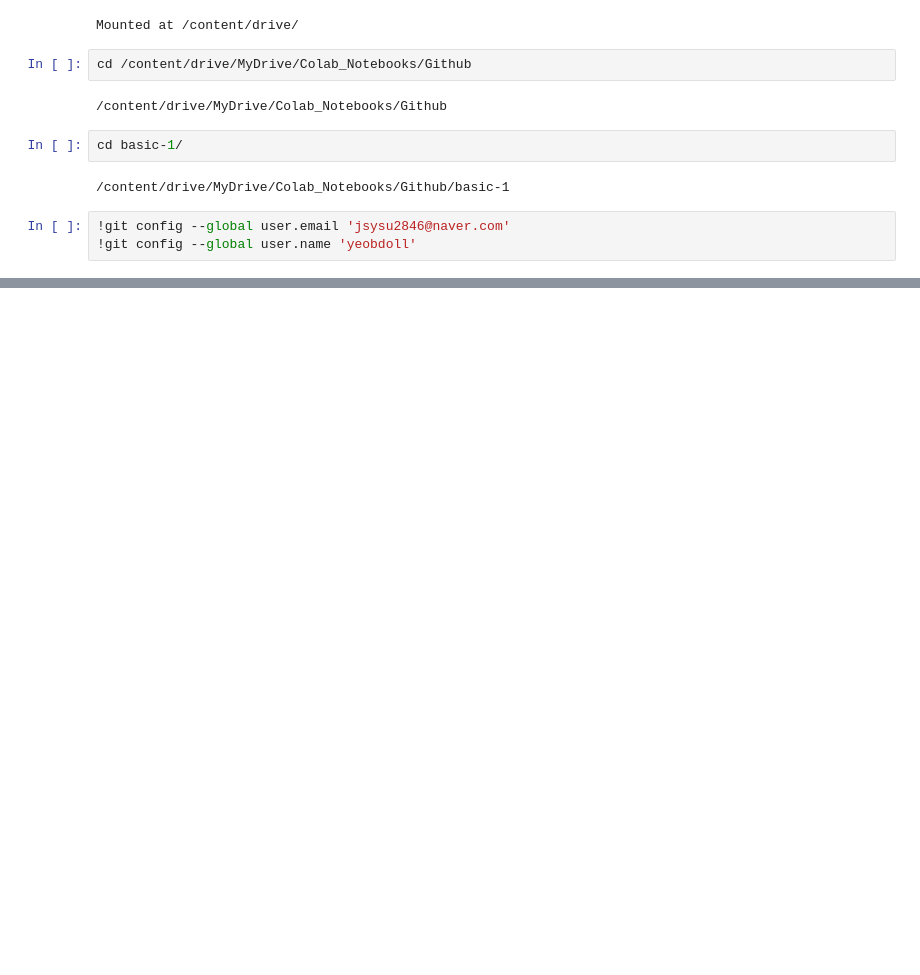
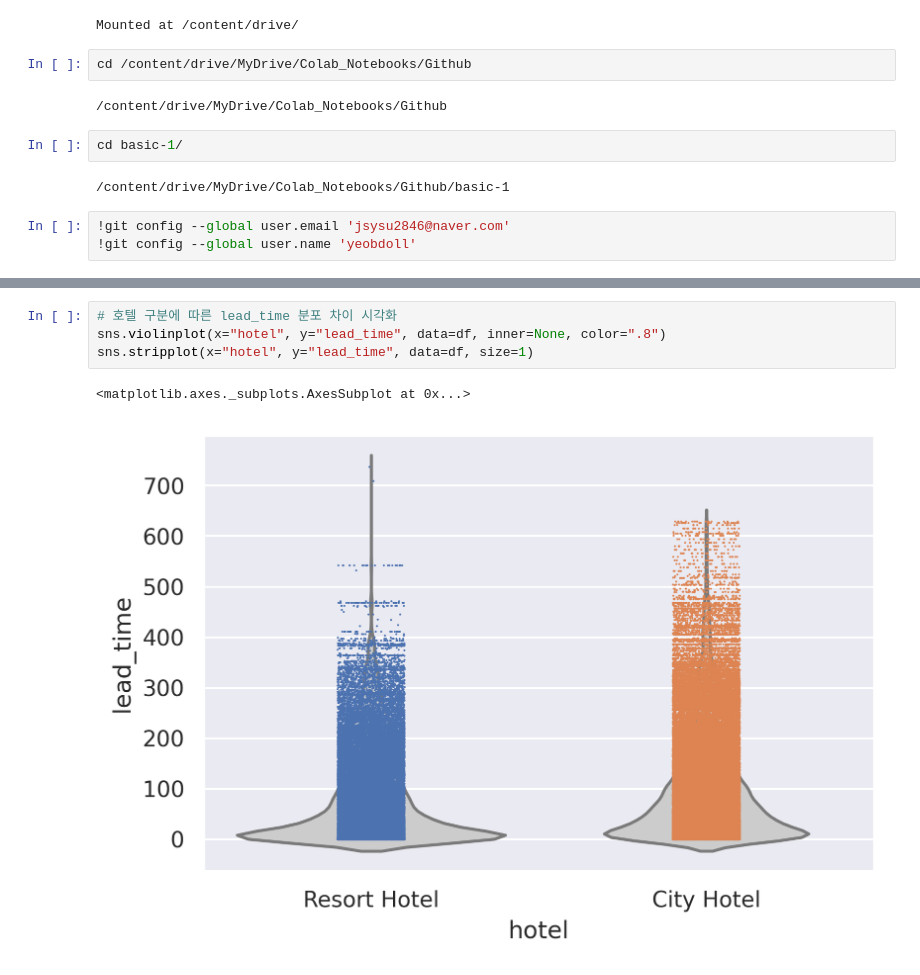
Before and after one commit to yeobdoll/Clustering-Algorithm, a Jupyter notebook: test.ipynb, the cells around one changed output, grey strips where cells are left out. Cells and saved outputs as stored; diff of their text form; blank space fills up the shorter version.

```diff
--- a/test.ipynb
+++ b/test.ipynb
@@ -25,0 +150,7 @@ fatal: not a git repository (or any of the parent directories): .git
+# %%
+# 호텔 구분에 따른 lead_time 분포 차이 시각화
+sns.violinplot(x="hotel", y="lead_time", data=df, inner=None, color=".8")
+sns.stripplot(x="hotel", y="lead_time", data=df, size=1)
+# %% [output]
+<matplotlib.axes._subplots.AxesSubplot at 0x...>
+[figure, added]
```
Also changed, not shown: parts of 11 cells of this notebook.
